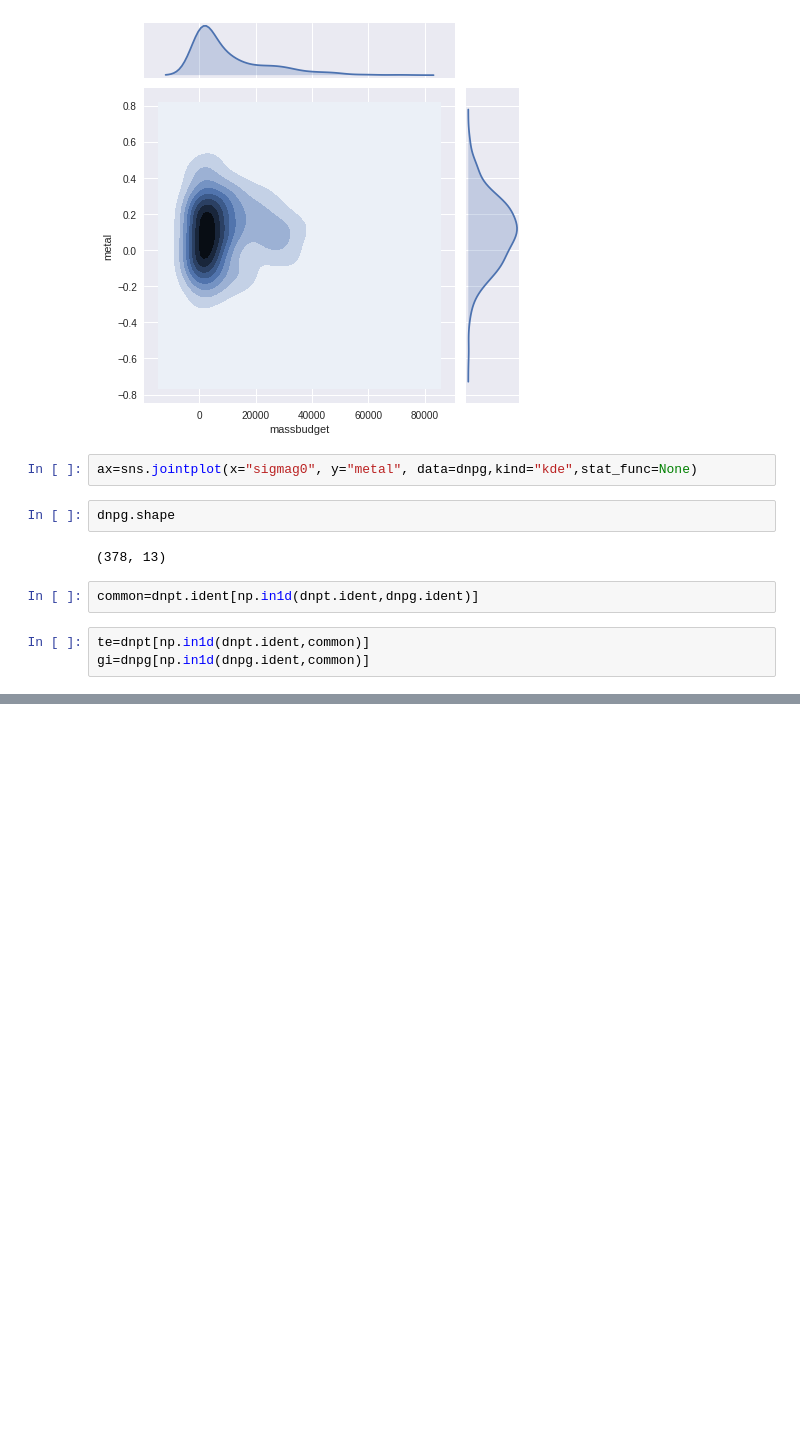
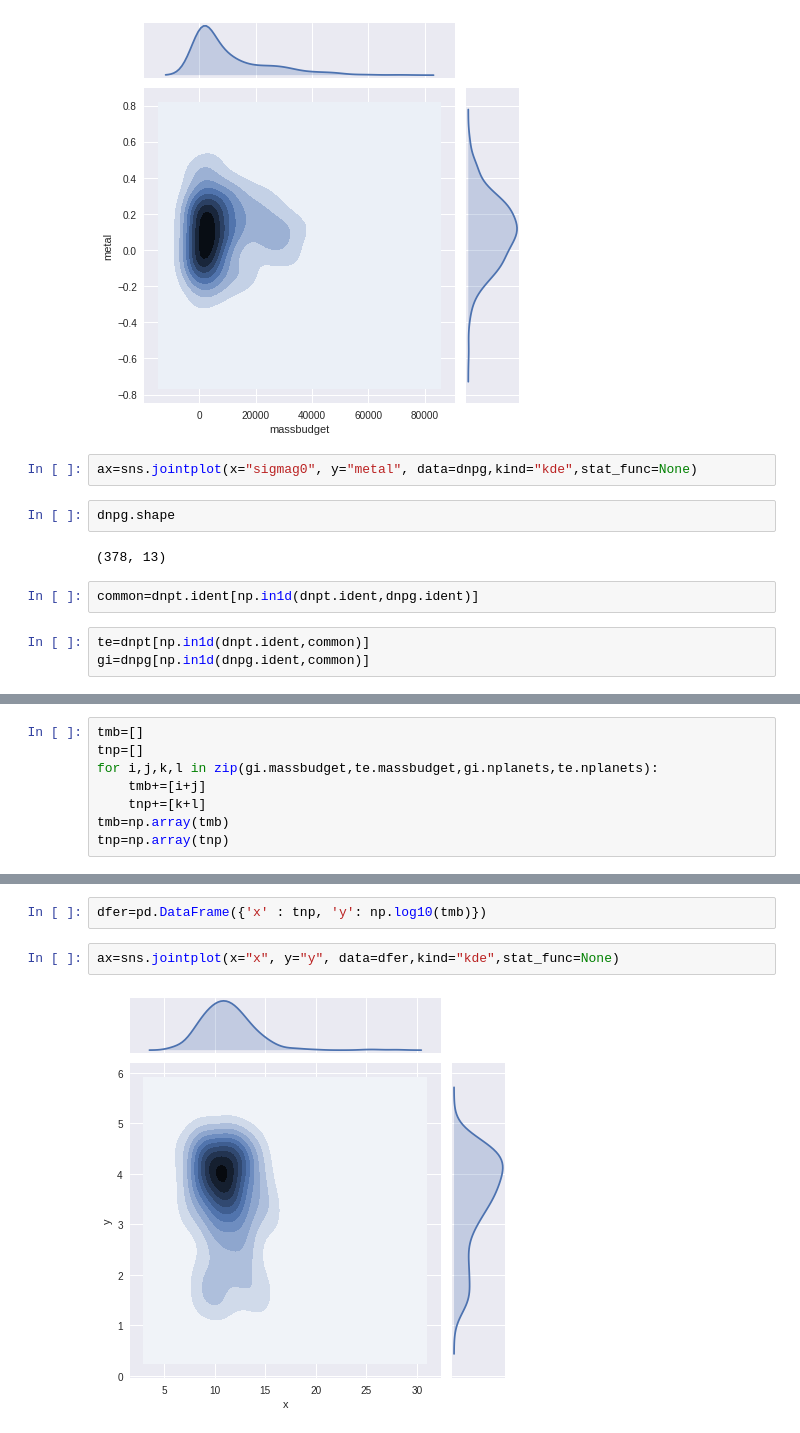
Before and after one commit to saint-germain/planetas_datos, a Jupyter notebook: dataprep.ipynb, the cells around one changed output, grey strips where cells are left out. Saved outputs shown, nothing was run; the diff lists cells and outputs as text; blank space fills up the shorter version.

```diff
--- a/dataprep.ipynb
+++ b/dataprep.ipynb
@@ -346,0 +329,8 @@ Name: massbudget, dtype: float64
+# %%
+tmb=[]
+tnp=[]
+for i,j,k,l in zip(gi.massbudget,te.massbudget,gi.nplanets,te.nplanets):
+    tmb+=[i+j]
+    tnp+=[k+l]
+tmb=np.array(tmb)
+tnp=np.array(tnp)
@@ -346,0 +377,6 @@ Name: massbudget, dtype: float64
+# %%
+dfer=pd.DataFrame({'x' : tnp, 'y': np.log10(tmb)})
+# %%
+ax=sns.jointplot(x="x", y="y", data=dfer,kind="kde",stat_func=None)
+# %% [output]
+[figure, added]
```
Also changed, not shown: parts of 6 cells of this notebook.
